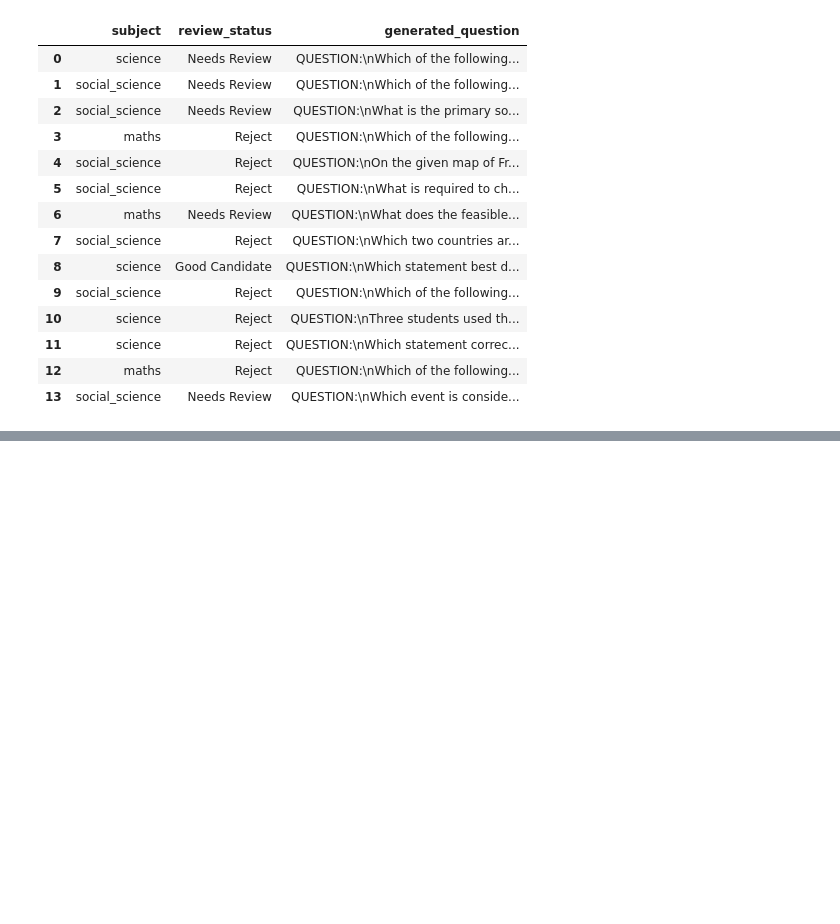
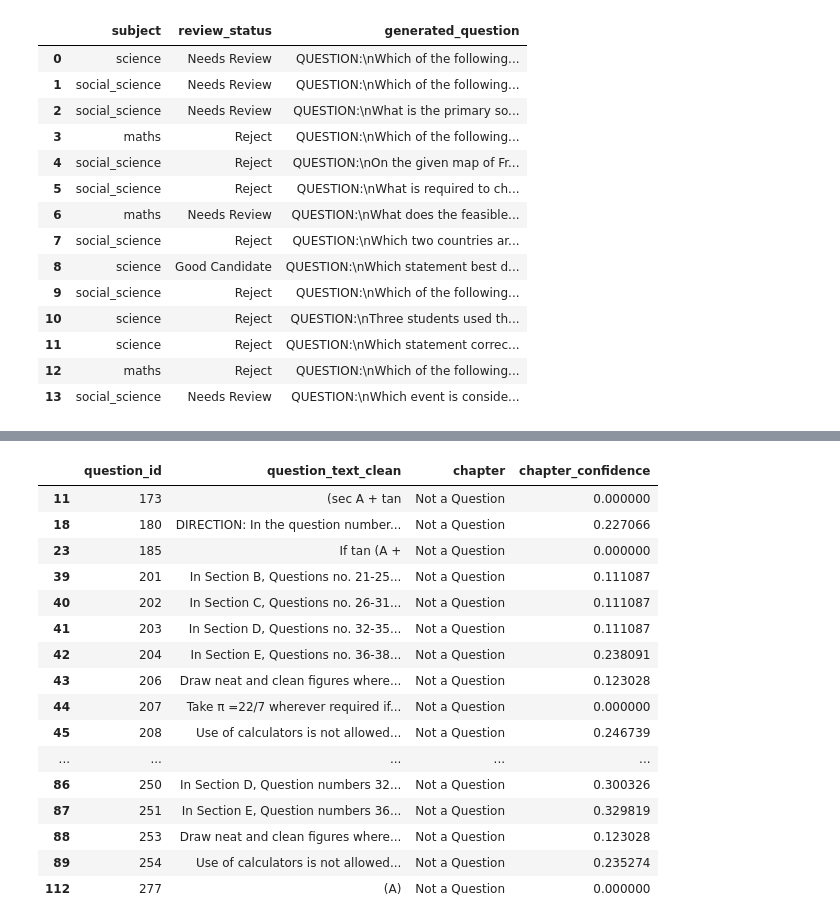
Before and after one commit to Rekha-vivek/CBSE_AI_Assessment, a Jupyter notebook: notebooks/cbse_pdf_extraction.ipynb, the cells around one changed output, grey strips where cells are left out. Drawn from its saved outputs; the diff is of its cells as text; code cells hidden in the pictures; blank space fills up the shorter version.

Commit message:
Complete CBSE AI Assessment project

```diff
--- a/notebooks/cbse_pdf_extraction.ipynb
+++ b/notebooks/cbse_pdf_extraction.ipynb
@@ -1946,0 +1970,7 @@ display(
+# %%
+mapped_df=pd.read_csv(r"E:\COLLEGEPUR\WORKS\AIML work\CBSE_AI_Assessment\data\processed\class10_maths_mapped.csv")
+
+print("Database shape:",mapped_df.shape)
+print("\nColumn names:")
+print(mapped_df.columns.tolist())
+display(mapped_df.head())
@@ -1946,0 +2035,23 @@ display(
+# %%
+problem_df = mapped_df[
+    mapped_df["chapter"].isin(["Not a Question", "Needs Review"])]
+
+display(problem_df[["question_id","question_text_clean","chapter","chapter_confidence"]])
+# %% [output]
+|  | question_id | question_text_clean | chapter | chapter_confidence |
+| 11 | 173 | (sec A + tan | Not a Question | 0.000000 |
+| 18 | 180 | DIRECTION: In the question number... | Not a Question | 0.227066 |
+| 23 | 185 | If tan (A + | Not a Question | 0.000000 |
+| 39 | 201 | In Section B, Questions no. 21-25... | Not a Question | 0.111087 |
+| 40 | 202 | In Section C, Questions no. 26-31... | Not a Question | 0.111087 |
+| 41 | 203 | In Section D, Questions no. 32-35... | Not a Question | 0.111087 |
+| 42 | 204 | In Section E, Questions no. 36-38... | Not a Question | 0.238091 |
+| 43 | 206 | Draw neat and clean figures where... | Not a Question | 0.123028 |
+| 44 | 207 | Take π =22/7 wherever required if... | Not a Question | 0.000000 |
+| 45 | 208 | Use of calculators is not allowed... | Not a Question | 0.246739 |
+| ... | ... | ... | ... | ... |
+| 86 | 250 | In Section D, Question numbers 32... | Not a Question | 0.300326 |
+| 87 | 251 | In Section E, Question numbers 36... | Not a Question | 0.329819 |
+| 88 | 253 | Draw neat and clean figures where... | Not a Question | 0.123028 |
+| 89 | 254 | Use of calculators is not allowed... | Not a Question | 0.235274 |
+| 112 | 277 | (A) | Not a Question | 0.000000 |
```
Also changed, not shown: parts of 39 cells of this notebook, 18 other files.
